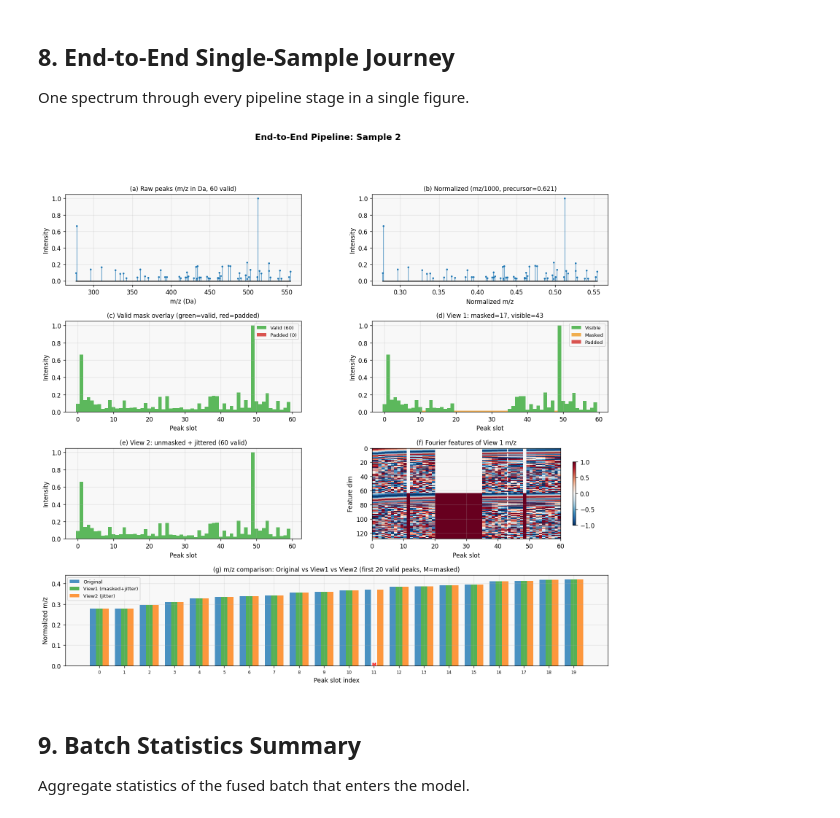
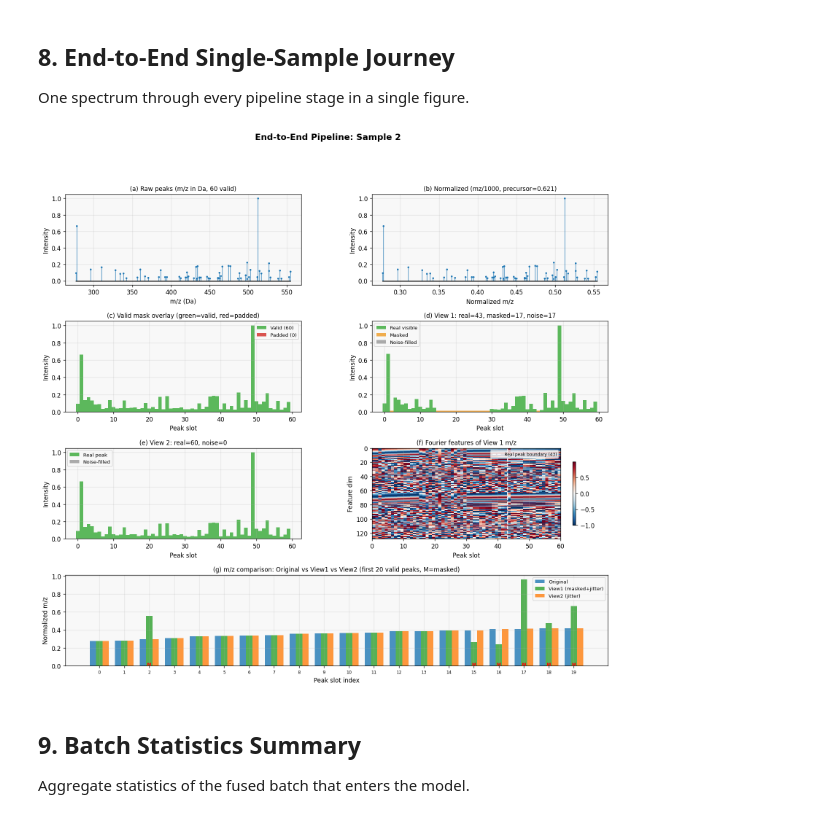
Before and after one commit to wchen99998/spectra-learning, a Jupyter notebook: notebooks/visualize_input_pipeline.executed.ipynb, the cells around one changed output. Cells and saved outputs as stored; diff of their text form; code cells hidden in the pictures.

```diff
--- a/notebooks/visualize_input_pipeline.executed.ipynb
+++ b/notebooks/visualize_input_pipeline.executed.ipynb
@@ -193,7 +193,11 @@ aug_batch = next(aug_ds.as_numpy_iterator())
 print("Augmented batch keys:", list(aug_batch.keys()))
 print(f"\nFused tensors are [2*B, N] = [{aug_batch['fused_mz'].shape[0]}, {aug_batch['fused_mz'].shape[1]}]")
 print(f"View1 masked fraction: {aug_batch['view1_masked_fraction']:.3f}")
-for k in ['fused_mz', 'fused_intensity', 'fused_valid_mask', 'fused_masked_positions', 'fused_precursor_mz']:
+for k in ['fused_mz', 'fused_intensity', 'fused_valid_mask', 'fused_original_valid_mask', 'fused_masked_positions', 'fused_precursor_mz']:
     v = aug_batch[k]
     print(f"  {k}: shape={v.shape}, dtype={v.dtype}")
+
+# Check noise filling: fused_valid_mask should be all True, fused_original_valid_mask tracks real peaks
+print(f"\nNoise filling active: fused_valid_mask all True = {aug_batch['fused_valid_mask'].all()}")
+print(f"  fused_original_valid_mask True fraction: {aug_batch['fused_original_valid_mask'].mean():.3f}")
 # %% [output]
@@ -512,12 +562,12 @@ o_raw_int = raw_batch['intensity'][idx]
 
 v1_mz_s = aug_batch['fused_mz'][idx]
 v1_int_s = aug_batch['fused_intensity'][idx]
-v1_valid_s = aug_batch['fused_valid_mask'][idx].astype(bool)
+v1_orig_valid_s = aug_batch['fused_original_valid_mask'][idx].astype(bool)
 v1_masked_s = aug_batch['fused_masked_positions'][idx].astype(bool)
 
 v2_mz_s = aug_batch['fused_mz'][B + idx]
 v2_int_s = aug_batch['fused_intensity'][B + idx]
-v2_valid_s = aug_batch['fused_valid_mask'][B + idx].astype(bool)
+v2_orig_valid_s = aug_batch['fused_original_valid_mask'][B + idx].astype(bool)
 
 # (a) Raw spectrum (un-normalized)
 ax = fig.add_subplot(gs[0, 0])
@@ -558,36 +608,42 @@ ax.legend(handles=[
     Patch(facecolor='#d9534f', label=f'Padded ({(~o_valid).sum()})'),
 ], fontsize=8)
 
-# (d) View1: masked + jittered
+# (d) View1: masked + jittered + noise-filled (use original valid mask for coloring)
 ax = fig.add_subplot(gs[1, 1])
 state_colors = []
 for j in range(_NUM_PEAKS_OUTPUT):
     if v1_masked_s[j]:
         state_colors.append('#f0ad4e')  # orange = masked
-    elif v1_valid_s[j]:
-        state_colors.append('#5cb85c')  # green = visible
+    elif v1_orig_valid_s[j]:
+        state_colors.append('#5cb85c')  # green = real peak visible
     else:
-        state_colors.append('#d9534f')  # red = padded
-heights = np.where(v1_valid_s, v1_int_s, 0.0)
+        state_colors.append('#aaaaaa')  # gray = noise-filled
+heights = v1_int_s.copy()
 heights = np.where(v1_masked_s, 0.015, heights)  # small marker for masked
 ax.bar(range(_NUM_PEAKS_OUTPUT), heights, color=state_colors, width=1.0, edgecolor='none')
-ax.set_title(f'(d) View 1: masked={v1_masked_s.sum()}, visible={v1_valid_s.sum()}', fontsize=10)
+real_visible = (v1_orig_valid_s & ~v1_masked_s).sum()
+noise_count = (~v1_orig_valid_s).sum()
+ax.set_title(f'(d) View 1: real={real_visible}, masked={v1_masked_s.sum()}, noise={noise_count}', fontsize=10)
 ax.set_xlabel('Peak slot')
 ax.set_ylabel('Intensity')
 ax.legend(handles=[
-    Patch(facecolor='#5cb85c', label='Visible'),
+    Patch(facecolor='#5cb85c', label='Real visible'),
     Patch(facecolor='#f0ad4e', label='Masked'),
-    Patch(facecolor='#d9534f', label='Padded'),
+    Patch(facecolor='#aaaaaa', label='Noise-filled'),
 ], fontsize=8)
 
-# (e) View2: jittered only
+# (e) View2: jittered only + noise-filled
 ax = fig.add_subplot(gs[2, 0])
-v2_colors = ['#5cb85c' if v else '#d9534f' for v in v2_valid_s]
-ax.bar(range(_NUM_PEAKS_OUTPUT), np.where(v2_valid_s, v2_int_s, 0.0),
+v2_colors = ['#5cb85c' if v else '#aaaaaa' for v in v2_orig_valid_s]
+ax.bar(range(_NUM_PEAKS_OUTPUT), v2_int_s,
        color=v2_colors, width=1.0, edgecolor='none')
-ax.set_title(f'(e) View 2: unmasked + jittered ({v2_valid_s.sum()} valid)', fontsize=10)
+ax.set_title(f'(e) View 2: real={v2_orig_valid_s.sum()}, noise={(~v2_orig_valid_s).sum()}', fontsize=10)
 ax.set_xlabel('Peak slot')
 ax.set_ylabel('Intensity')
+ax.legend(handles=[
+    Patch(facecolor='#5cb85c', label='Real peak'),
+    Patch(facecolor='#aaaaaa', label='Noise-filled'),
+], fontsize=8)
 
 # (f) Fourier features of view1 mz
 ax = fig.add_subplot(gs[2, 1])
@@ -596,36 +652,37 @@ with torch.no_grad():
     ff_v1 = ff(v1_mz_torch)[0].numpy()
 im = ax.imshow(ff_v1.T, aspect='auto', cmap='RdBu_r', interpolation='nearest',
                extent=[0, _NUM_PEAKS_OUTPUT, 128, 0])
-n_v1_valid = v1_valid_s.sum()
-ax.axvline(n_v1_valid, color='white', ls='--', lw=1.5)
+n_v1_orig_valid = v1_orig_valid_s.sum()
+ax.axvline(n_v1_orig_valid, color='white', ls='--', lw=1.5, label=f'Real peak boundary ({n_v1_orig_valid})')
 ax.set_title('(f) Fourier features of View 1 m/z', fontsize=10)
 ax.set_xlabel('Peak slot')
 ax.set_ylabel('Feature dim')
+ax.legend(loc='upper right', fontsize=7)
 plt.colorbar(im, ax=ax, shrink=0.7)
 
 # (g) Side-by-side m/z comparison: original vs view1 vs view2
 ax = fig.add_subplot(gs[3, :])
 valid_slots = np.where(o_valid)[0][:20]
 x = np.arange(len(valid_slots))
 w = 0.25
 ax.bar(x - w, o_mz[valid_slots], w, label='Original', color='C0', alpha=0.8)
 ax.bar(x, v1_mz_s[valid_slots], w, label='View1 (masked+jitter)', color='C2', alpha=0.8)
 ax.bar(x + w, v2_mz_s[valid_slots], w, label='View2 (jitter)', color='C1', alpha=0.8)
 # Mark masked slots
 for i, slot in enumerate(valid_slots):
     if v1_masked_s[slot]:
         ax.annotate('M', (i, 0), fontsize=7, ha='center', color='red', fontweight='bold')
 ax.set_xticks(x)
 ax.set_xticklabels([str(s) for s in valid_slots], fontsize=7)
 ax.set_xlabel('Peak slot index')
 ax.set_ylabel('Normalized m/z')
 ax.set_title('(g) m/z comparison: Original vs View1 vs View2 (first 20 valid peaks, M=masked)', fontsize=10)
 ax.legend(fontsize=8)
 
 plt.savefig('notebooks/fig_pipeline_journey.png', bbox_inches='tight')
 plt.show()
 # %% [output]
-[figure, old version]
+[figure, new version]
 # %% [markdown]
 ## 9. Batch Statistics Summary
 
```
Also changed, not shown: parts of 7 cells of this notebook, 5 other files.
